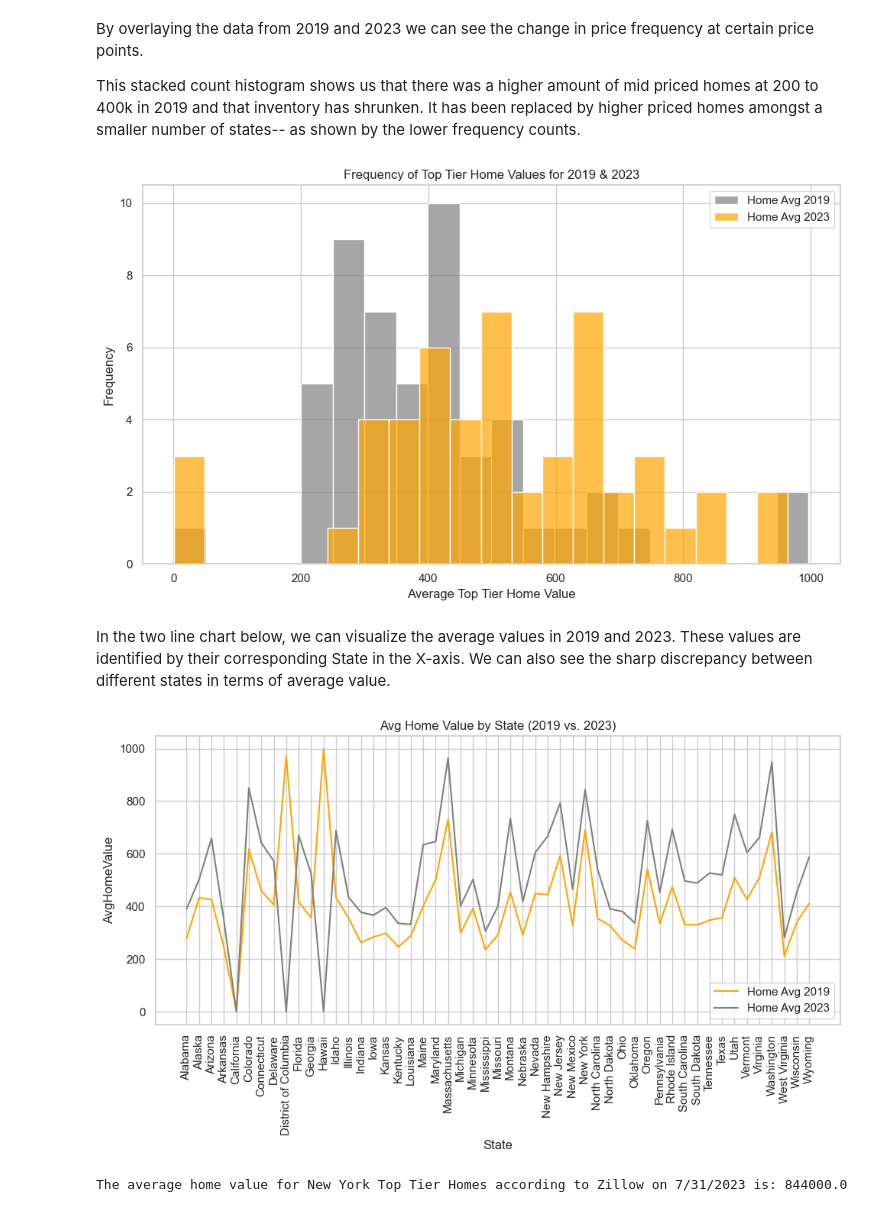
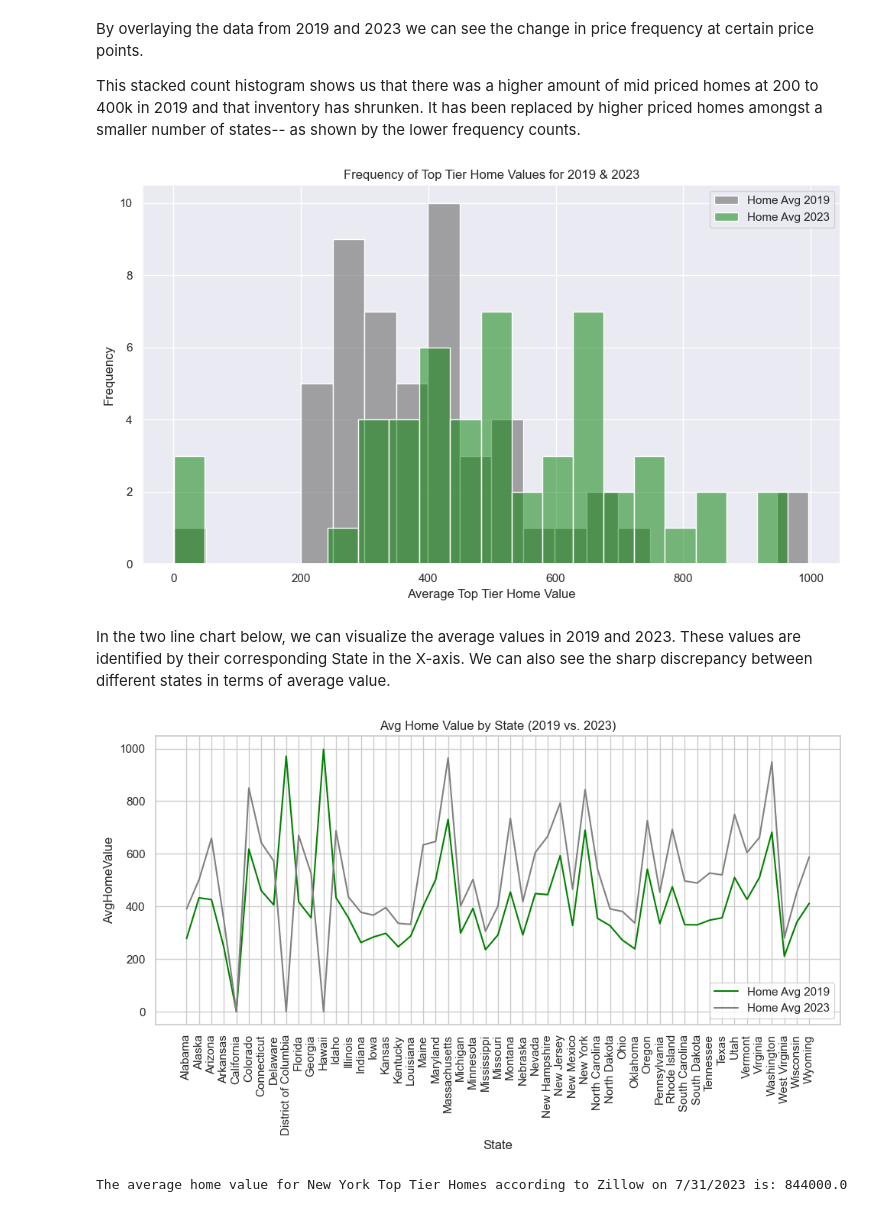
Before and after one commit to guzmanwolfrank/Data, a Jupyter notebook: SQL Zillow/ZillowProject.ipynb, the cells around one changed output. Saved outputs shown, nothing was run; the diff lists cells and outputs as text; code cells hidden in the pictures.

```diff
--- a/SQL Zillow/ZillowProject.ipynb
+++ b/SQL Zillow/ZillowProject.ipynb
@@ -206,21 +206,21 @@ This stacked count histogram shows us that there was a higher amount of mid pric
 # %%
 
 # Chart 5: Top Tier Home Value Frequency for 2019 and 2023
 df1 = pd.read_sql_query(query1, con)
 df2 = pd.read_sql_query(query2, con)
 # Create stacked histograms using Seaborn
 plt.figure(figsize=(10, 6))
 sns.histplot(df1['AvgHomeValue'], bins=20, color='grey', alpha=0.7, label='Home Avg 2019')
-sns.histplot(df2['AvgHomeValue'], bins=20, color='orange', alpha=0.7, label='Home Avg 2023')
+sns.histplot(df2['AvgHomeValue'], bins=20, color='green', alpha=0.5, label='Home Avg 2023')
 plt.title('Frequency of Top Tier Home Values for 2019 & 2023')
 plt.xlabel('Average Top Tier Home Value')
 plt.ylabel('Frequency')
 plt.legend()
 plt.grid(True)
 plt.tight_layout()
 plt.show()
 # %% [output]
-[figure, old version]
+[figure, new version]
 # %% [markdown]
 In the two line chart below, we can visualize the average values in 2019 and 2023.  These values are identified by their corresponding State in the X-axis.  We can also see the sharp discrepancy between different states in terms of average value.
 # %%
@@ -230,7 +230,7 @@ df2 = pd.read_sql_query(query2, con)
 
 # Create a two-line chart using Seaborn
 plt.figure(figsize=(10, 6))
-sns.lineplot(data=df1, x='State', y='AvgHomeValue', label='Home Avg 2019', color='orange')
+sns.lineplot(data=df1, x='State', y='AvgHomeValue', label='Home Avg 2019', color='green')
 sns.lineplot(data=df2, x='State', y='AvgHomeValue', label='Home Avg 2023', color='grey')
 
 plt.title('Avg Home Value by State (2019 vs. 2023)')
@@ -243,7 +243,7 @@ plt.xticks(rotation=90)
 plt.tight_layout()
 plt.show()
 # %% [output]
-[figure, old version]
+[figure, new version]
 # %%
 
 
```
Also changed, not shown: parts of 4 cells of this notebook.
